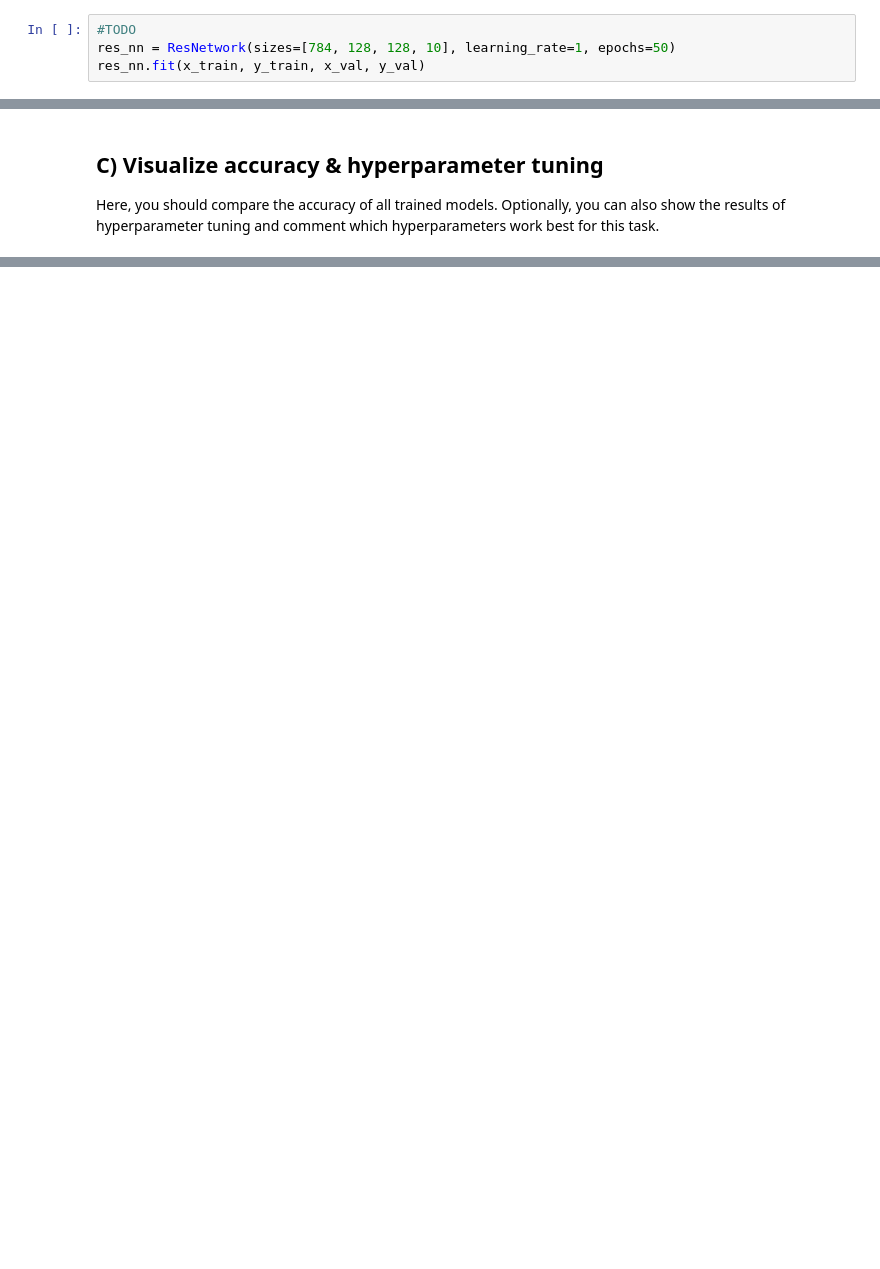
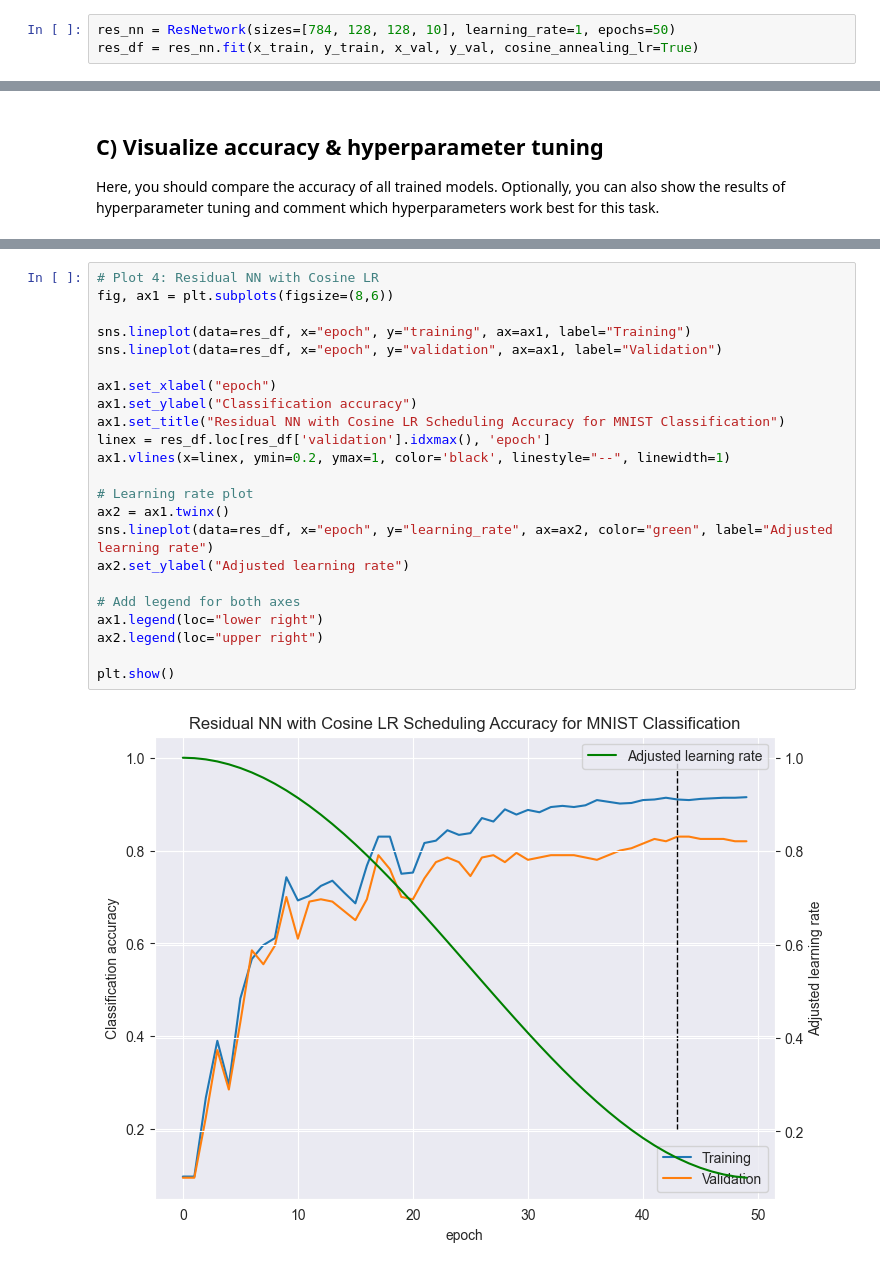
Before and after one commit to hertie-data-science-lab/assignment-1-ps-1-f, a Jupyter notebook: MNIST_classification.ipynb, the cells around one changed output, grey strips where cells are left out. Saved outputs shown, nothing was run; the diff lists cells and outputs as text; blank space fills up the shorter version.

```diff
--- a/MNIST_classification.ipynb
+++ b/MNIST_classification.ipynb
@@ -105,6 +108,5 @@ Epoch: 100, Training Time: 23.12s, Training Accuracy: 98.50%, Validation Accurac
 # %% [markdown]
 ### Test residual neural network
 # %%
-#TODO
 res_nn = ResNetwork(sizes=[784, 128, 128, 10], learning_rate=1, epochs=50)
-res_nn.fit(x_train, y_train, x_val, y_val)
+res_df = res_nn.fit(x_train, y_train, x_val, y_val, cosine_annealing_lr=True)
@@ -170,0 +222,25 @@ plt.title('NumPy NN with Cosine LR Scheduling Accuracy for MNIST Classification'
+# %%
+# Plot 4: Residual NN with Cosine LR
+fig, ax1 = plt.subplots(figsize=(8,6))
+
+sns.lineplot(data=res_df, x="epoch", y="training", ax=ax1, label="Training")
+sns.lineplot(data=res_df, x="epoch", y="validation", ax=ax1, label="Validation")
+
+ax1.set_xlabel("epoch")
+ax1.set_ylabel("Classification accuracy")
+ax1.set_title("Residual NN with Cosine LR Scheduling Accuracy for MNIST Classification")
+linex = res_df.loc[res_df['validation'].idxmax(), 'epoch']
+ax1.vlines(x=linex, ymin=0.2, ymax=1, color='black', linestyle="--", linewidth=1)
+
+# Learning rate plot
+ax2 = ax1.twinx()
+sns.lineplot(data=res_df, x="epoch", y="learning_rate", ax=ax2, color="green", label="Adjusted learning rate")
+ax2.set_ylabel("Adjusted learning rate")
+
+# Add legend for both axes
+ax1.legend(loc="lower right")
+ax2.legend(loc="upper right")
+
+plt.show()
+# %% [output]
+[figure, added]
```
Also changed, not shown: parts of 8 cells of this notebook, 2 other files.
